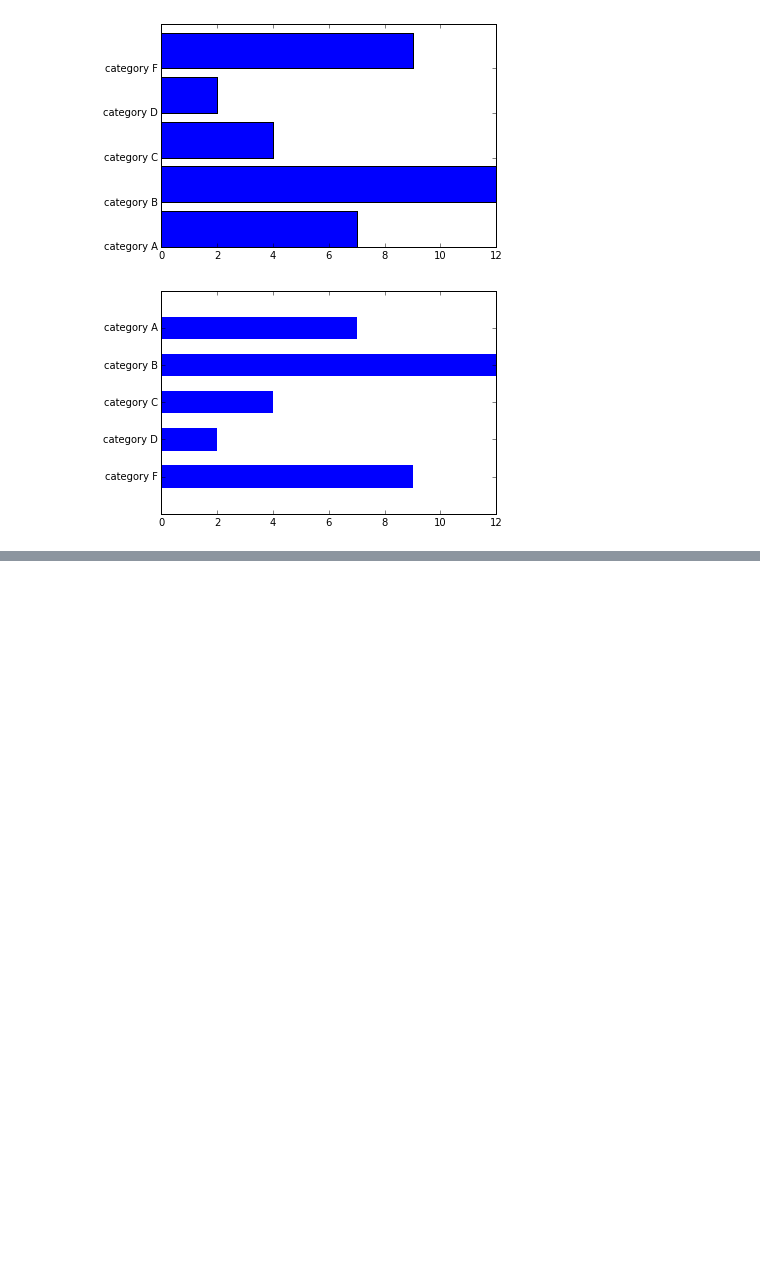
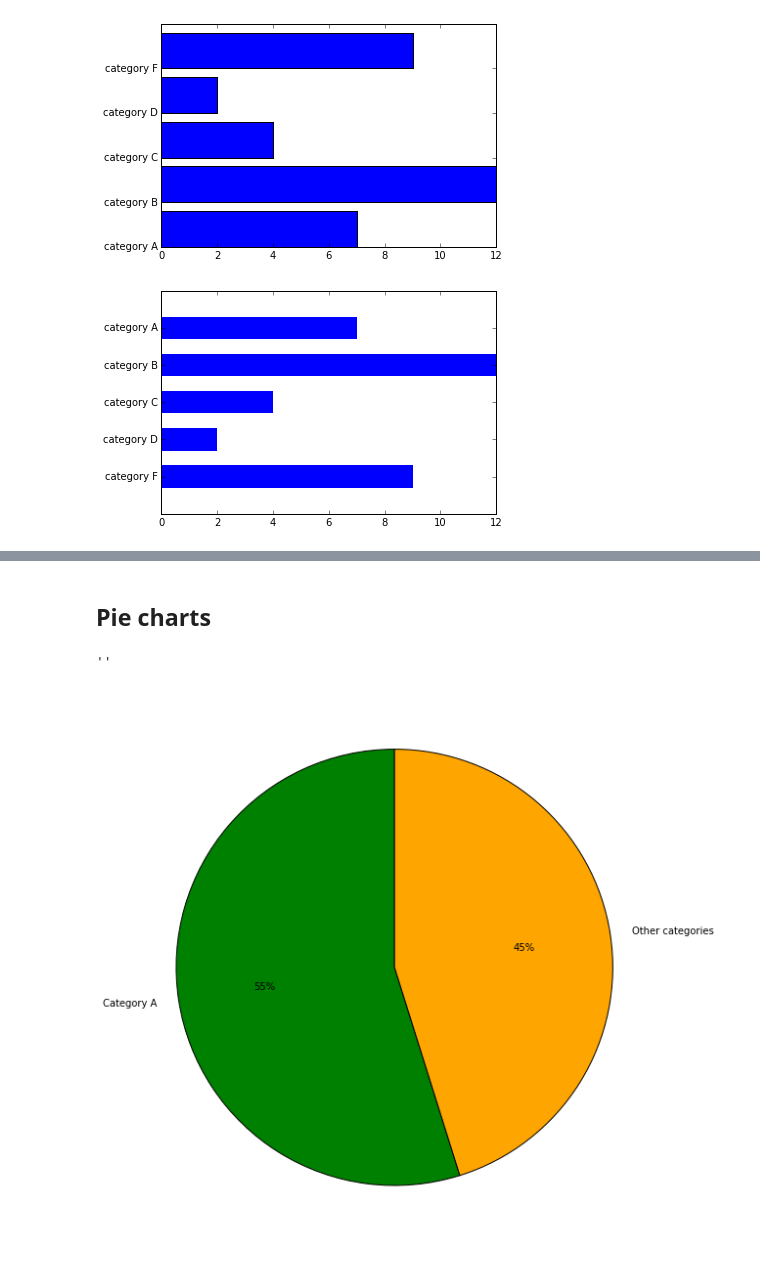
Before and after one commit to BadWizard/Visualizations-Python, a Jupyter notebook: notebooks/Basic-Plots.ipynb, the cells around one changed output, grey strips where cells are left out. Saved outputs shown, nothing was run; the diff lists cells and outputs as text; code cells hidden in the pictures; blank space fills up the shorter version.

```diff
--- a/notebooks/Basic-Plots.ipynb
+++ b/notebooks/Basic-Plots.ipynb
@@ -141,0 +143,16 @@ category_values.sort(columns='values')
+# %% [markdown]
+## Pie charts
+# %%
+counts = [17, 14]
+
+plt.figure(figsize=(10,10))
+
+plt.pie(counts,
+       colors = ['green', 'orange'],
+       labels = ['Category A', 'Other categories'],
+       startangle = 90,
+       autopct = '%1.f%%')
+;
+# %% [output]
+''
+[figure, added]
```
Also changed, not shown: parts of 7 cells of this notebook.
